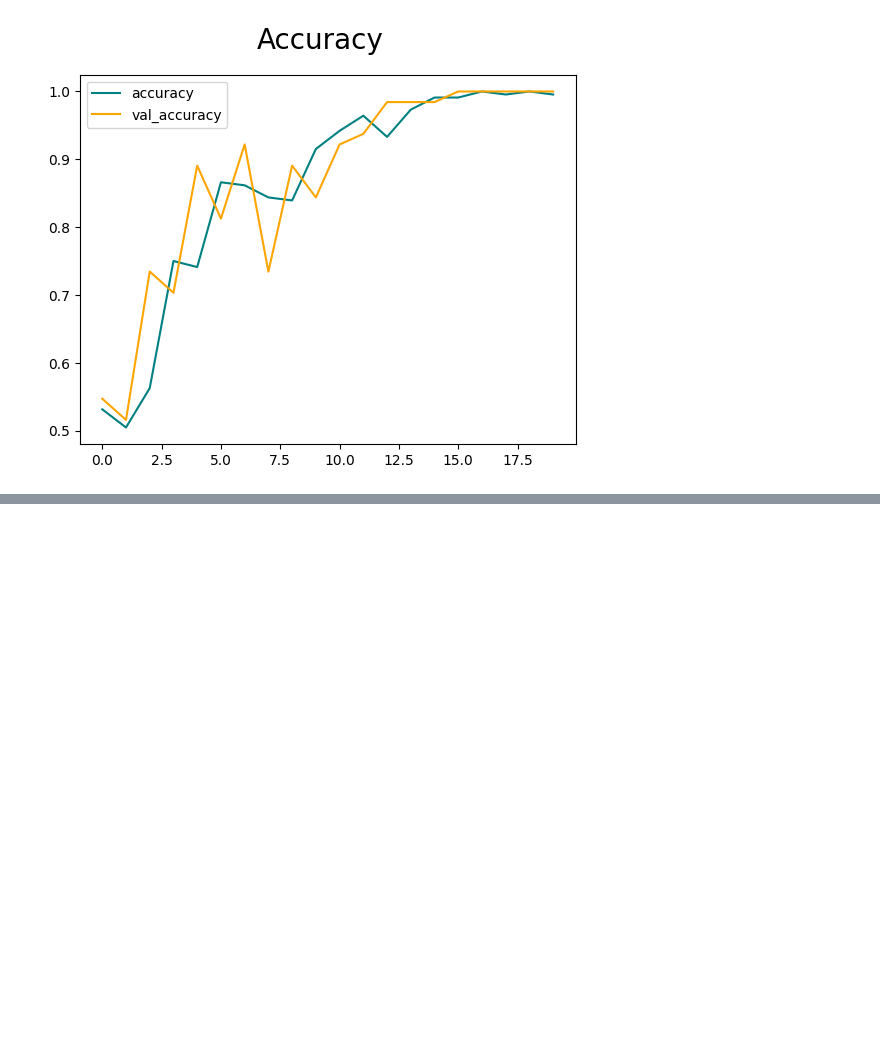
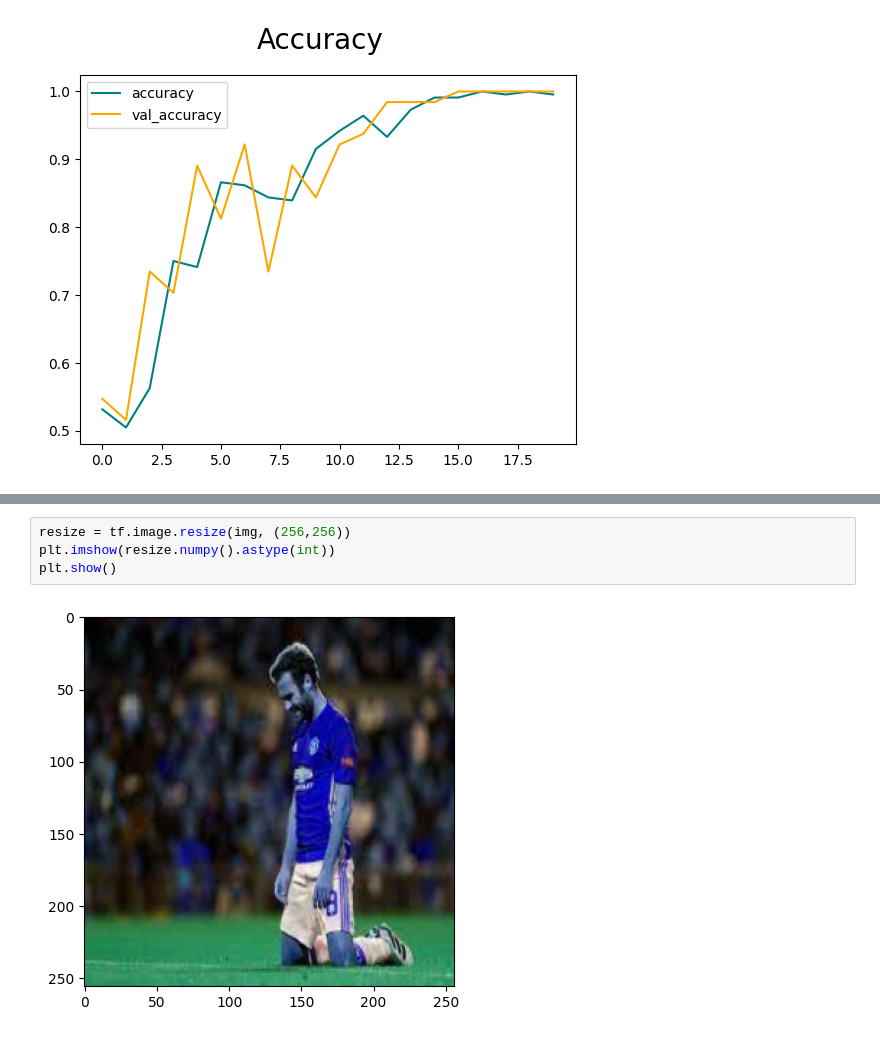
Before and after one commit to AliRaza0604/Happy-Sad-Image-Classifier, a Jupyter notebook: classifier.ipynb, the cells around one changed output, grey strips where cells are left out. Saved outputs shown, nothing was run; the diff lists cells and outputs as text; blank space fills up the shorter version.

```diff
--- a/classifier.ipynb
+++ b/classifier.ipynb
@@ -155,0 +180,6 @@ plt.show()
+# %%
+resize = tf.image.resize(img, (256,256))
+plt.imshow(resize.numpy().astype(int))
+plt.show()
+# %% [output]
+[figure, added]
```
Also changed, not shown: parts of 8 cells of this notebook.
